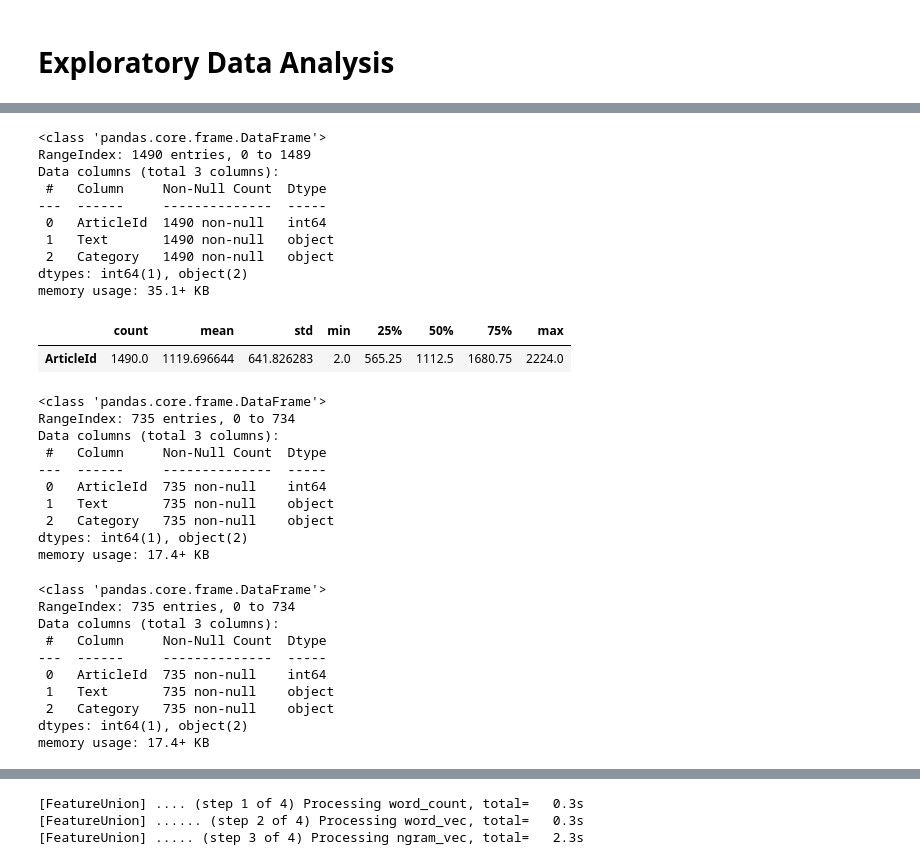
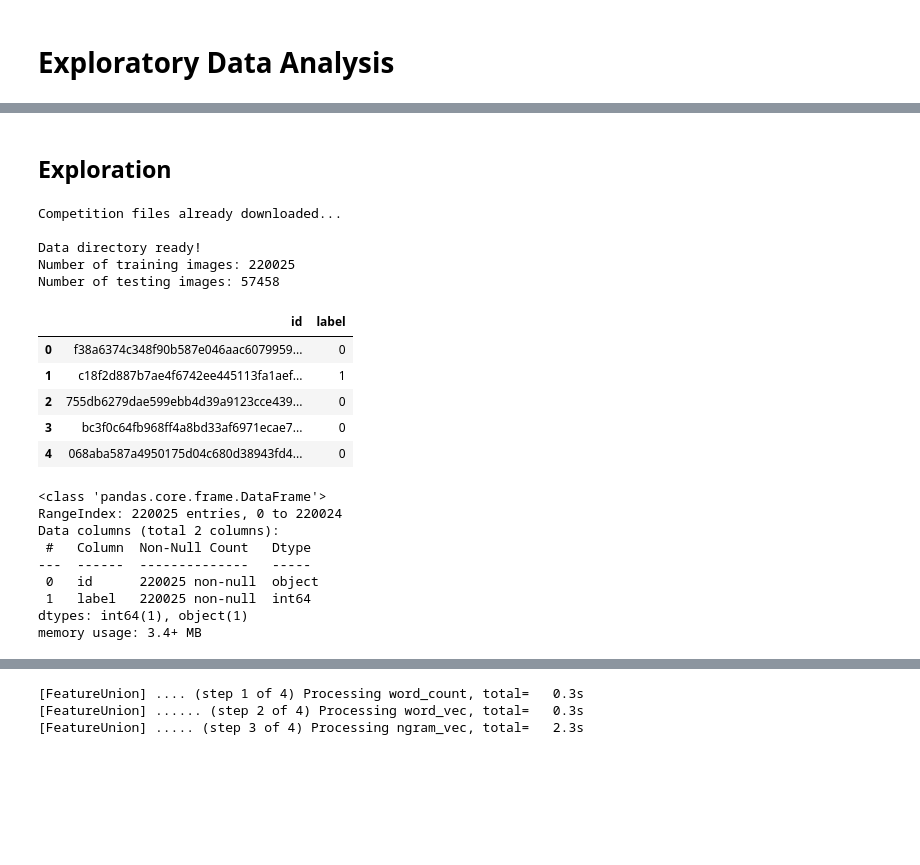
Before and after one commit to wahargis/DTSA-5511_CNN_Cancer_Detector, a Jupyter notebook: CNN_Cancer_Detection/DTSA-5511-CNN-Cancer-Detector.ipynb, the cells around one changed output, grey strips where cells are left out. Cells and saved outputs as stored; diff of their text form; code cells hidden in the pictures; blank space fills up the shorter version.

```diff
--- a/CNN_Cancer_Detection/DTSA-5511-CNN-Cancer-Detector.ipynb
+++ b/CNN_Cancer_Detection/DTSA-5511-CNN-Cancer-Detector.ipynb
@@ -327,44 +159,32 @@ File 'BBC News Train.csv.zip' already exists, skipping.
+# %% [markdown]
+## Exploration
+# %%
+competition_name = 'histopathologic-cancer-detection'
+data = data_handler(competition_name)
+# %% [output]
+Competition files already downloaded...
+
+Data directory ready!
+Number of training images: 220025
+Number of testing images: 57458
+# %%
+data.labels.head()
+# %% [output]
+|  | id | label |
+| 0 | f38a6374c348f90b587e046aac6079959... | 0 |
+| 1 | c18f2d887b7ae4f6742ee445113fa1aef... | 1 |
+| 2 | 755db6279dae599ebb4d39a9123cce439... | 0 |
+| 3 | bc3f0c64fb968ff4a8bd33af6971ecae7... | 0 |
+| 4 | 068aba587a4950175d04c680d38943fd4... | 0 |
 # %%
-data.full_train.info()
+data.labels.info()
 # %% [output]
 <class 'pandas.core.frame.DataFrame'>
-RangeIndex: 1490 entries, 0 to 1489
-Data columns (total 3 columns):
- #   Column     Non-Null Count  Dtype
----  ------     --------------  -----
- 0   ArticleId  1490 non-null   int64
- 1   Text       1490 non-null   object
- 2   Category   1490 non-null   object
-dtypes: int64(1), object(2)
-memory usage: 35.1+ KB
+RangeIndex: 220025 entries, 0 to 220024
+Data columns (total 2 columns):
+ #   Column  Non-Null Count   Dtype
+---  ------  --------------   -----
+ 0   id      220025 non-null  object
+ 1   label   220025 non-null  int64
+dtypes: int64(1), object(1)
+memory usage: 3.4+ MB
-# %%
-data.full_train.describe().T
-# %% [output]
-|  | count | mean | std | min | 25% | 50% | 75% | max |
-| ArticleId | 1490.0 | 1119.696644 | 641.826283 | 2.0 | 565.25 | 1112.5 | 1680.75 | 2224.0 |
-# %%
-pd.merge(data.X_test, data.y_test, left_index=True, right_index=True).info()
-# %% [output]
-<class 'pandas.core.frame.DataFrame'>
-RangeIndex: 735 entries, 0 to 734
-Data columns (total 3 columns):
- #   Column     Non-Null Count  Dtype
----  ------     --------------  -----
- 0   ArticleId  735 non-null    int64
- 1   Text       735 non-null    object
- 2   Category   735 non-null    object
-dtypes: int64(1), object(2)
-memory usage: 17.4+ KB
-# %%
-pd.merge(data.X_test, data.y_test, left_index=True, right_index=True).info()
-# %% [output]
-<class 'pandas.core.frame.DataFrame'>
-RangeIndex: 735 entries, 0 to 734
-Data columns (total 3 columns):
- #   Column     Non-Null Count  Dtype
----  ------     --------------  -----
- 0   ArticleId  735 non-null    int64
- 1   Text       735 non-null    object
- 2   Category   735 non-null    object
-dtypes: int64(1), object(2)
-memory usage: 17.4+ KB
```
Also changed, not shown: parts of 49 cells of this notebook.
